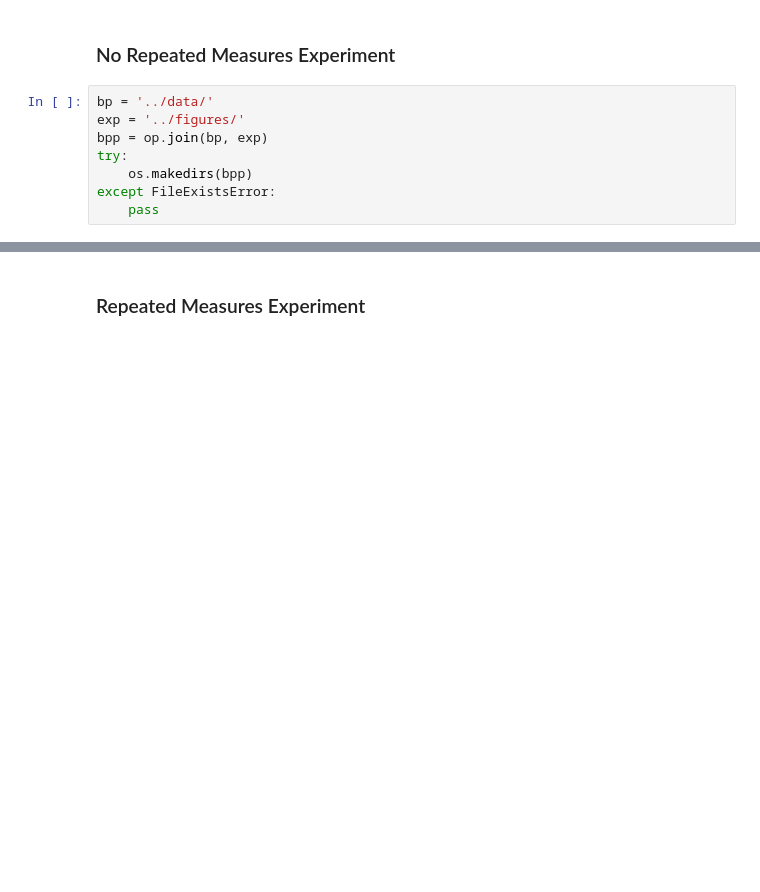
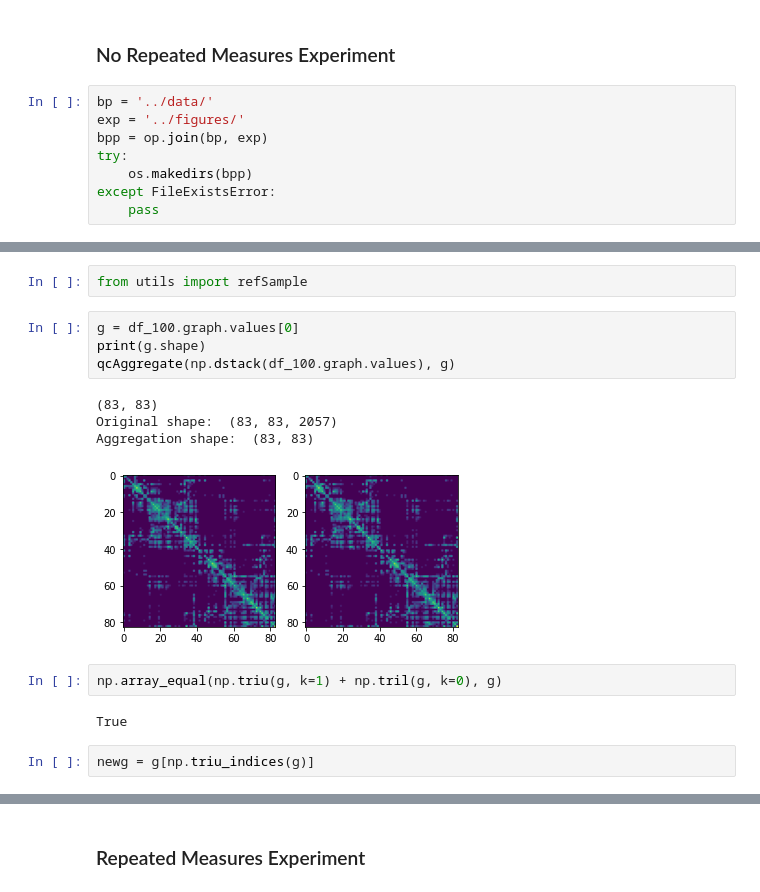
Before and after one commit to gkpapers/2021AggregateMCA, a Jupyter notebook: code/test_experiment.ipynb, the cells around one changed output, grey strips where cells are left out. Drawn from its saved outputs; the diff is of its cells as text; blank space fills up the shorter version.

```diff
--- a/code/test_experiment.ipynb
+++ b/code/test_experiment.ipynb
@@ -80,0 +110,17 @@ clfagg.performance_report()
+# %%
+from utils import refSample
+# %%
+g = df_100.graph.values[0]
+print(g.shape)
+qcAggregate(np.dstack(df_100.graph.values), g)
+# %% [output]
+(83, 83)
+Original shape:  (83, 83, 2057)
+Aggregation shape:  (83, 83)
+[figure, added]
+# %%
+np.array_equal(np.triu(g, k=1) + np.tril(g, k=0), g)
+# %% [output]
+True
+# %%
+newg = g[np.triu_indices(g)]
```
Also changed, not shown: parts of 22 cells of this notebook, 1 other file.
